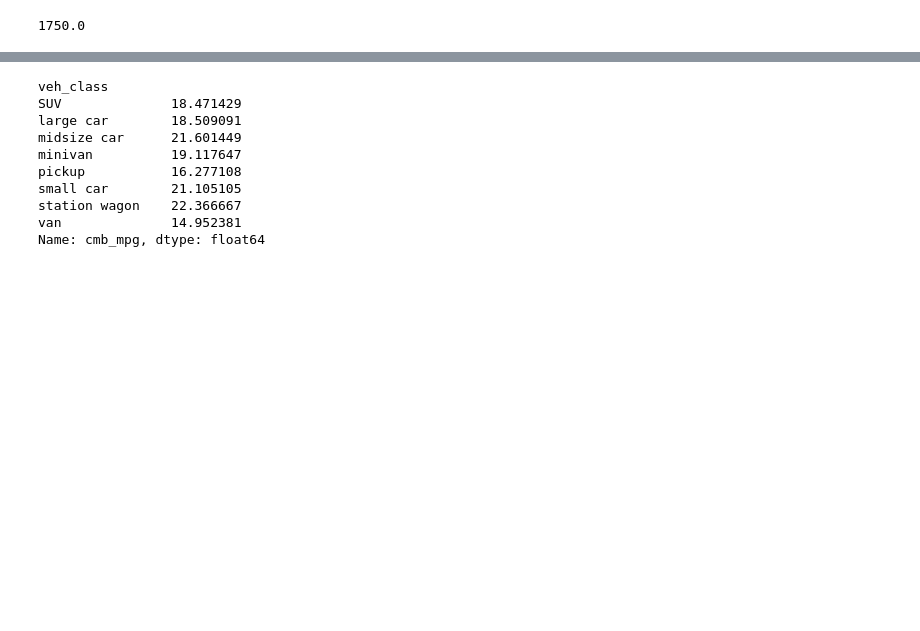
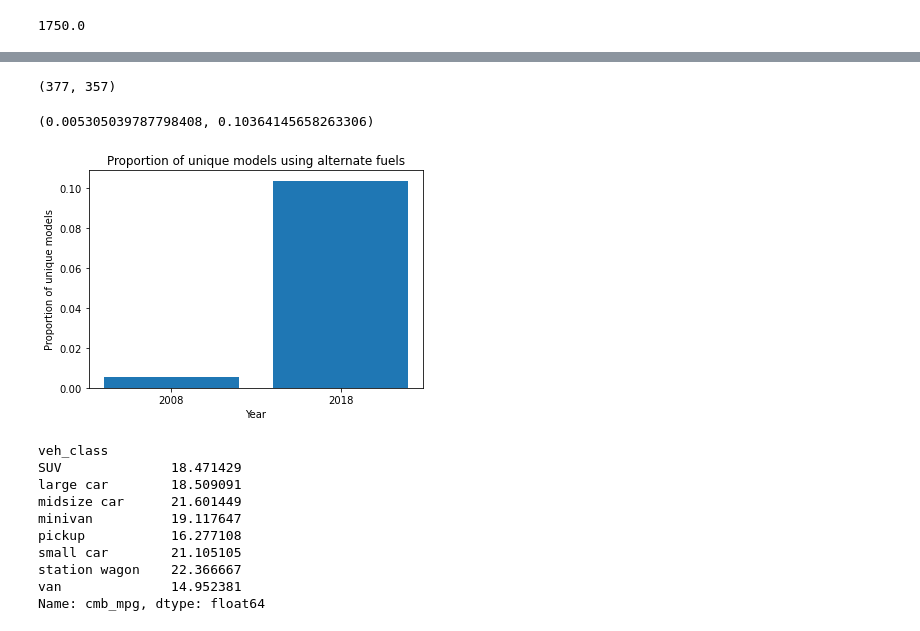
Before and after one commit to mohuma/DAND_data-analysis, a Jupyter notebook: Case Study 2/CaseStudy2.ipynb, the cells around one changed output, grey strips where cells are left out. Saved outputs shown, nothing was run; the diff lists cells and outputs as text; code cells hidden in the pictures; blank space fills up the shorter version.

```diff
--- a/Case Study 2/CaseStudy2.ipynb
+++ b/Case Study 2/CaseStudy2.ipynb
@@ -683 +692,21 @@ percent_increase
+# %%
+# total unique models
+total_08 = df_08.model.nunique()
+total_18 = df_18.model.nunique()
+total_08, total_18
+# %% [output]
+(377, 357)
+# %%
+prop_08 = alt_fuel_cnt_08/total_08
+prop_18 = alt_fuel_cnt_18/total_18
+prop_08, prop_18
+# %% [output]
+(0.005305039787798408, 0.10364145658263306)
+# %%
+plt.bar(['2008', '2018'], [prop_08, prop_18])
+plt.xlabel("Year")
+plt.ylabel("Proportion of unique models")
+plt.title("Proportion of unique models using alternate fuels");
+# %% [output]
+[figure, added]
 # %%
```
Also changed, not shown: parts of 31 cells of this notebook, 3 other files.
